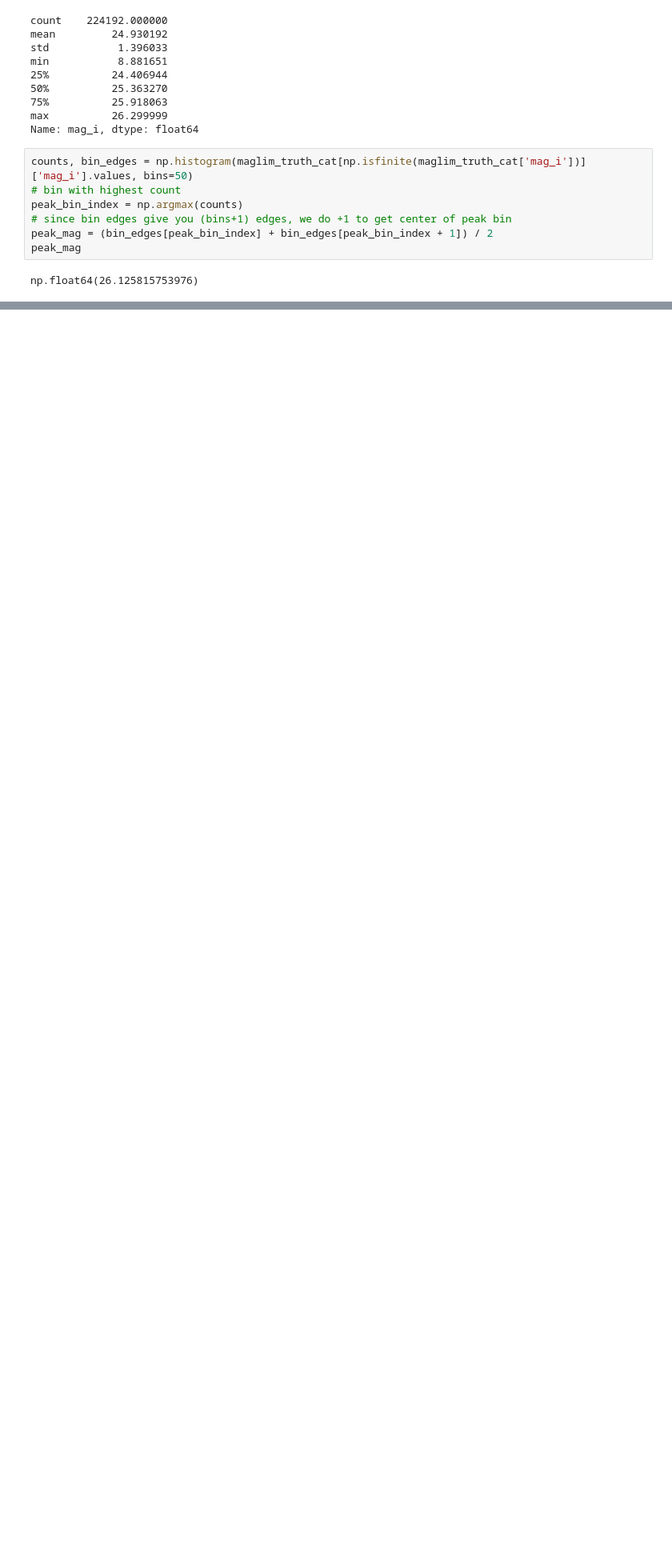
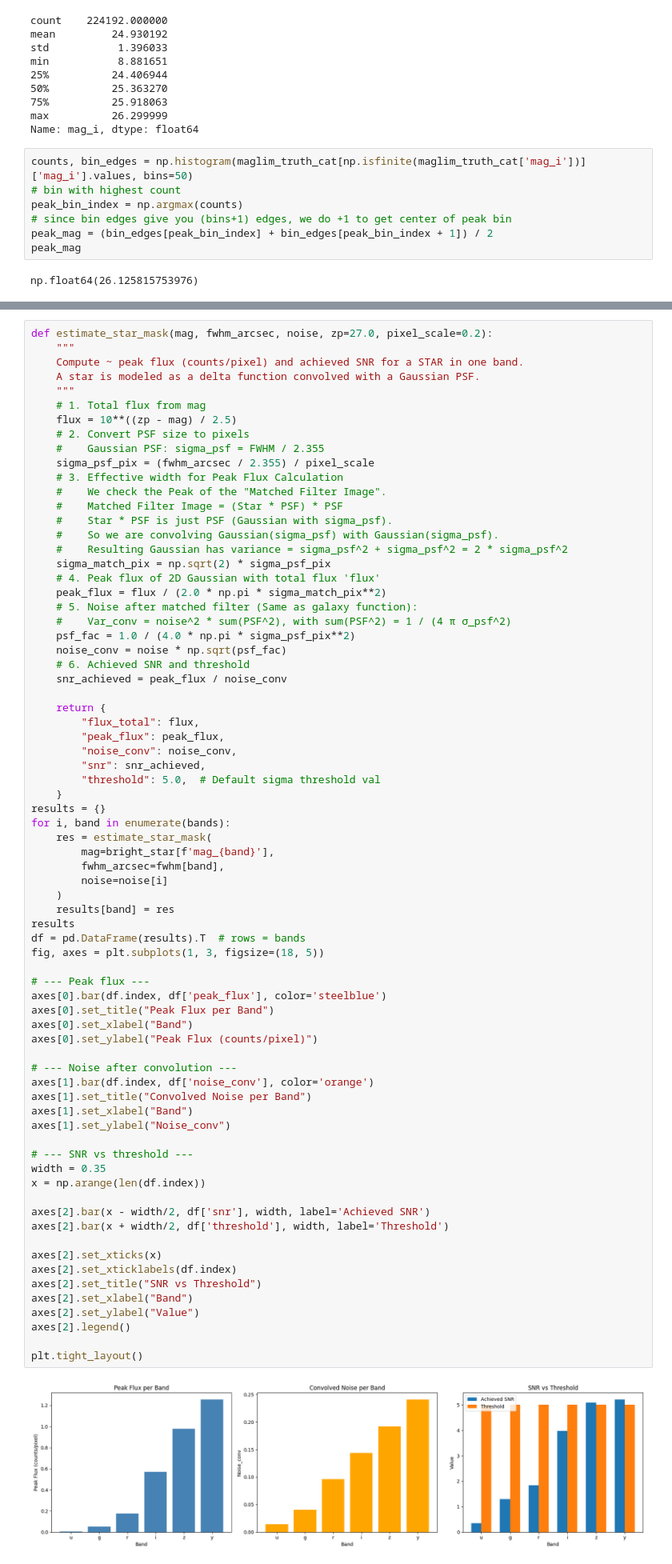
Before and after one commit to grantmerz/DeepDISC_Roman_Rubin, a Jupyter notebook: test_cats.ipynb, the cells around one changed output, grey strips where cells are left out. Shown at 80% size. Saved outputs shown, nothing was run; the diff lists cells and outputs as text; blank space fills up the shorter version.

```diff
--- a/test_cats.ipynb
+++ b/test_cats.ipynb
@@ -1236,0 +1412,75 @@ plt.tight_layout()
+# %%
+def estimate_star_mask(mag, fwhm_arcsec, noise, zp=27.0, pixel_scale=0.2):
+    """
+    Compute ~ peak flux (counts/pixel) and achieved SNR for a STAR in one band.
+    A star is modeled as a delta function convolved with a Gaussian PSF.
+    """
+    # 1. Total flux from mag
+    flux = 10**((zp - mag) / 2.5)
+    # 2. Convert PSF size to pixels
+    #    Gaussian PSF: sigma_psf = FWHM / 2.355
+    sigma_psf_pix = (fwhm_arcsec / 2.355) / pixel_scale
+    # 3. Effective width for Peak Flux Calculation
+    #    We check the Peak of the "Matched Filter Image".
+    #    Matched Filter Image = (Star * PSF) * PSF
+    #    Star * PSF is just PSF (Gaussian with sigma_psf).
+    #    So we are convolving Gaussian(sigma_psf) with Gaussian(sigma_psf).
+    #    Resulting Gaussian has variance = sigma_psf^2 + sigma_psf^2 = 2 * sigma_psf^2
+    sigma_match_pix = np.sqrt(2) * sigma_psf_pix
+    # 4. Peak flux of 2D Gaussian with total flux 'flux'
+    peak_flux = flux / (2.0 * np.pi * sigma_match_pix**2)
+    # 5. Noise after matched filter (Same as galaxy function):
+    #    Var_conv = noise^2 * sum(PSF^2), with sum(PSF^2) = 1 / (4 π σ_psf^2)
+    psf_fac = 1.0 / (4.0 * np.pi * sigma_psf_pix**2)
+    noise_conv = noise * np.sqrt(psf_fac)
+    # 6. Achieved SNR and threshold
+    snr_achieved = peak_flux / noise_conv
+
+    return {
+        "flux_total": flux,
+        "peak_flux": peak_flux,
+        "noise_conv": noise_conv,
+        "snr": snr_achieved,
+        "threshold": 5.0,  # Default sigma threshold val
+    }
+results = {}
+for i, band in enumerate(bands):
+    res = estimate_star_mask(
+        mag=bright_star[f'mag_{band}'],
+        fwhm_arcsec=fwhm[band],
+        noise=noise[i]
+    )
+    results[band] = res
+results
+df = pd.DataFrame(results).T  # rows = bands
+fig, axes = plt.subplots(1, 3, figsize=(18, 5))
+
+# --- Peak flux ---
+axes[0].bar(df.index, df['peak_flux'], color='steelblue')
+axes[0].set_title("Peak Flux per Band")
+axes[0].set_xlabel("Band")
+axes[0].set_ylabel("Peak Flux (counts/pixel)")
+
+# --- Noise after convolution ---
+axes[1].bar(df.index, df['noise_conv'], color='orange')
+axes[1].set_title("Convolved Noise per Band")
+axes[1].set_xlabel("Band")
+axes[1].set_ylabel("Noise_conv")
+
+# --- SNR vs threshold ---
+width = 0.35
+x = np.arange(len(df.index))
+
+axes[2].bar(x - width/2, df['snr'], width, label='Achieved SNR')
+axes[2].bar(x + width/2, df['threshold'], width, label='Threshold')
+
+axes[2].set_xticks(x)
+axes[2].set_xticklabels(df.index)
+axes[2].set_title("SNR vs Threshold")
+axes[2].set_xlabel("Band")
+axes[2].set_ylabel("Value")
+axes[2].legend()
+
+plt.tight_layout()
+# %% [output]
+[figure, added]
```
Also changed, not shown: parts of 15 cells of this notebook.
